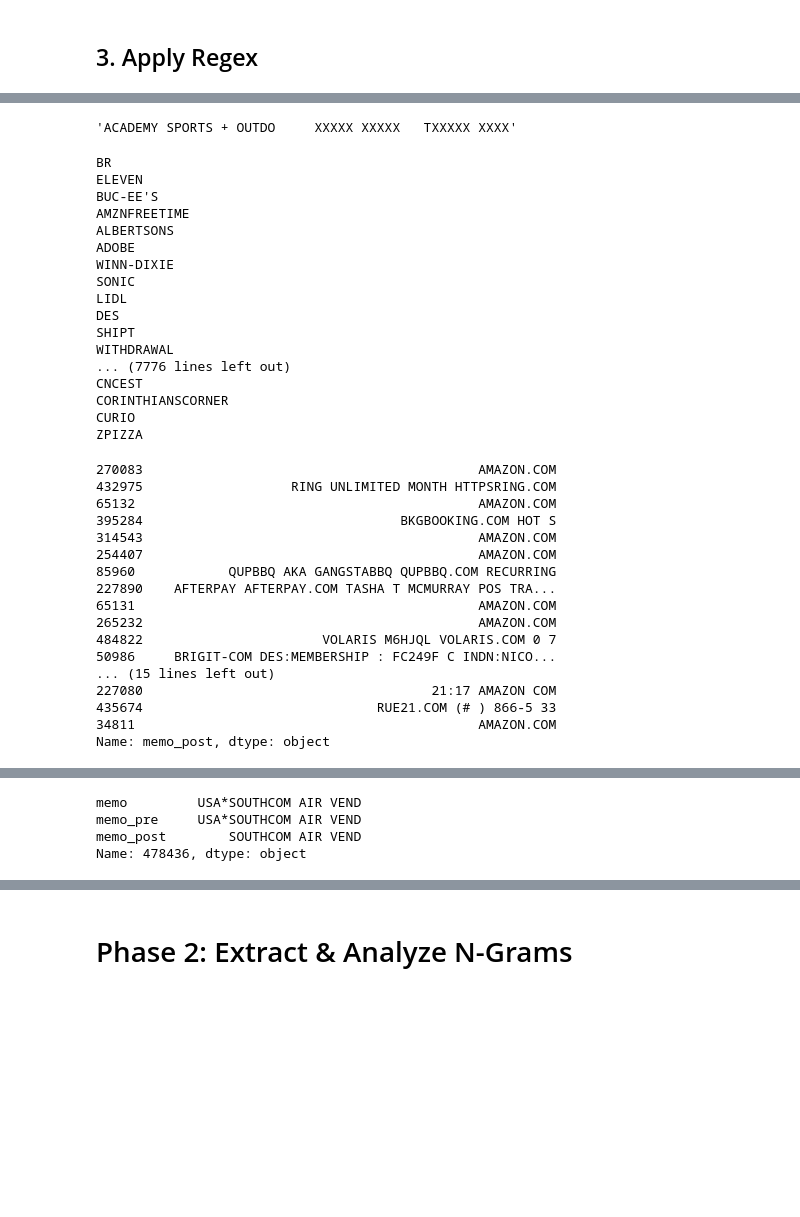
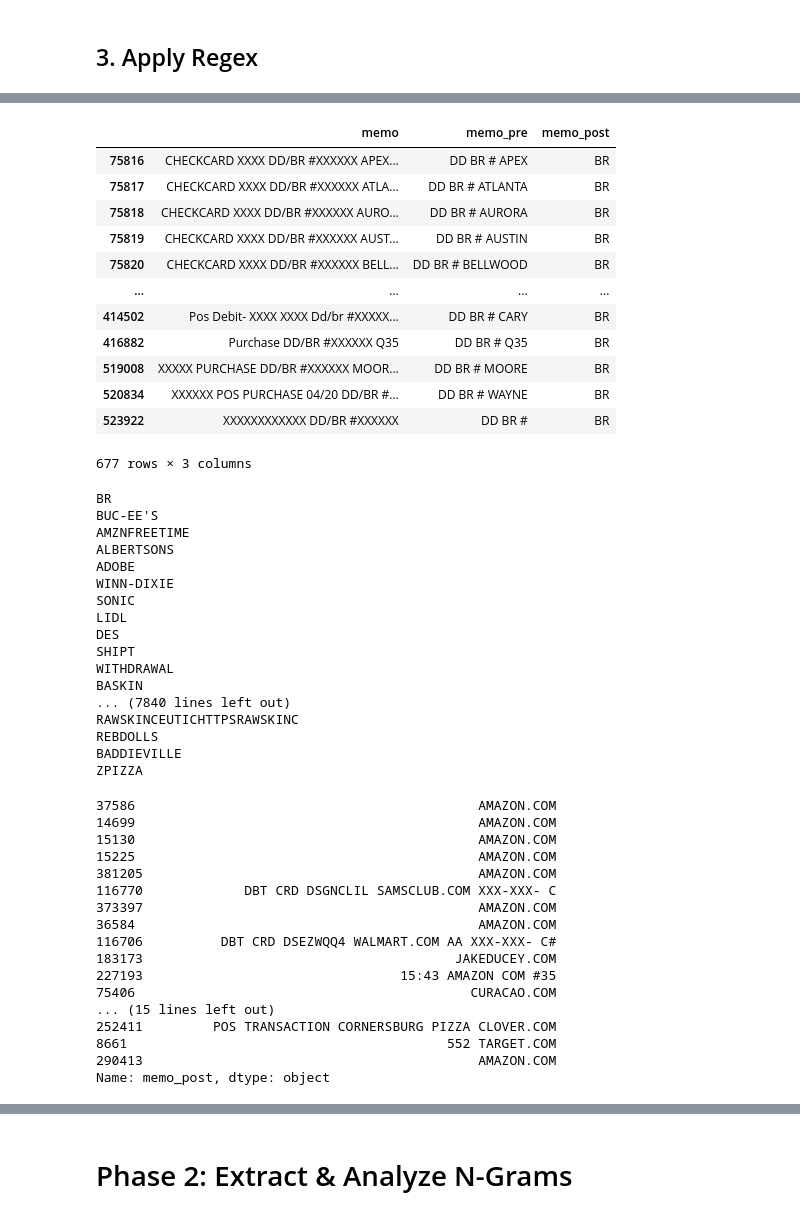
Before and after one commit to kylechoi101/DSC180A-Q1, a Jupyter notebook: Week 2/Haris_Saif.ipynb, the cells around one changed output, grey strips where cells are left out. Cells and saved outputs as stored; diff of their text form; code cells hidden in the pictures; blank space fills up the shorter version.

```diff
--- a/Week 2/Haris_Saif.ipynb
+++ b/Week 2/Haris_Saif.ipynb
@@ -151,9 +151,6 @@ REGEX_PRE = [
     # === 10) Final Tidy (Punctuation) ===
     (r"[|%_=;\\/]+", " "), # Remove misc separators
     (r"[-]{2,}", " "), # Collapse multiple hyphens
-
-    # NEW RULE: Remove leading numeric IDs (e.g., "232005 - ")
-    (r"^\d+\s*-\s*", " "),
 ]
 # %%
 REGEX_POST = [
@@ -305,7 +302,3 @@ df.sample(20).sort_values(by='memo_post')
-# %%
-df.loc[8261]['memo']
-# %% [output]
-'ACADEMY SPORTS + OUTDO     XXXXX XXXXX   TXXXXX XXXX'
 # %%
 merchants_clean = ['AMAZON', 'AFTERPAY', 'ARBYS', 'ALDI', 'AUDIBLE', 'DOLLARTREE', 'LOWES', 'KROGER', 'DUNKIN', 'HP', 'PUBLIX', 'FRYS', 'SAFEWAY', 'DOORDASH', 'GOOGLE', 'WALMART', 'TARGET', 'CHICK-FIL-A', 'SAMSCLUB', 'MICROSOFT',
              'UBER', 'ULTA', 'H-E-B', 'VONS', 'CMSVEND', 'INSTACART', 'LYFT', 'TJMAXX', 'PETSMART', 'THORNTONS', 'PAYPAL', 'MAVERIK', 'WENDYS', 'MARSHALLS', 'ALLSUPS', 'SUNPASS', 'QVC', 'PRIZEPICKS']
@@ -319,13 +312,28 @@ merchant_cats = ['', 'OVERDRAFT']
 multiples = [['AMAZON', 'AMAZON.COM'], ['LOWES', "LOWE'S"]]
 
 merchants = merchants_clean + merchants_punc + merchants_sites + merchant_cats
+# %%
+df[df['memo_post'] == 'BR']#iloc[0]['memo']
+# %% [output]
+|  | memo | memo_pre | memo_post |
+| 75816 | CHECKCARD XXXX DD/BR #XXXXXX APEX... | DD BR # APEX | BR |
+| 75817 | CHECKCARD XXXX DD/BR #XXXXXX ATLA... | DD BR # ATLANTA | BR |
+| 75818 | CHECKCARD XXXX DD/BR #XXXXXX AURO... | DD BR # AURORA | BR |
+| 75819 | CHECKCARD XXXX DD/BR #XXXXXX AUST... | DD BR # AUSTIN | BR |
+| 75820 | CHECKCARD XXXX DD/BR #XXXXXX BELL... | DD BR # BELLWOOD | BR |
+| ... | ... | ... | ... |
+| 414502 | Pos Debit- XXXX XXXX Dd/br #XXXXX... | DD BR # CARY | BR |
+| 416882 | Purchase DD/BR #XXXXXX Q35 | DD BR # Q35 | BR |
+| 519008 | XXXXX PURCHASE DD/BR #XXXXXX MOOR... | DD BR # MOORE | BR |
+| 520834 | XXXXXX POS PURCHASE 04/20 DD/BR #... | DD BR # WAYNE | BR |
+| 523922 | XXXXXXXXXXXX DD/BR #XXXXXX | DD BR # | BR |
+677 rows × 3 columns
 # %%
 for memo in df[df['memo_post'].str.split().str.len() == 1]['memo_post'].value_counts().sort_values(ascending=False).index:
     if memo not in merchants:
         print(memo)
 # %% [output]
 BR
-ELEVEN
 BUC-EE'S
 AMZNFREETIME
 ALBERTSONS
@@ -336,30 +344,31 @@ LIDL
 DES
 SHIPT
 WITHDRAWAL
-... (7776 lines left out)
-CNCEST
-CORINTHIANSCORNER
-CURIO
+BASKIN
+... (7840 lines left out)
+RAWSKINCEUTICHTTPSRAWSKINC
+REBDOLLS
+BADDIEVILLE
 ZPIZZA
 # %%
 df[(df['memo_post'].str.contains('COM')) | (df['memo_post'].str.contains('WWW')) | (df['memo_post'].str.contains('HTTP'))].sample(30)['memo_post']#.iloc[0]['memo']
 # %% [output]
-270083                                           AMAZON.COM
-432975                   RING UNLIMITED MONTH HTTPSRING.COM
-65132                                            AMAZON.COM
-395284                                 BKGBOOKING.COM HOT S
-314543                                           AMAZON.COM
-254407                                           AMAZON.COM
-85960            QUPBBQ AKA GANGSTABBQ QUPBBQ.COM RECURRING
-227890    AFTERPAY AFTERPAY.COM TASHA T MCMURRAY POS TRA...
-65131                                            AMAZON.COM
-265232                                           AMAZON.COM
-484822                       VOLARIS M6HJQL VOLARIS.COM 0 7
-50986     BRIGIT-COM DES:MEMBERSHIP : FC249F C INDN:NICO...
+37586                                            AMAZON.COM
+14699                                            AMAZON.COM
+15130                                            AMAZON.COM
+15225                                            AMAZON.COM
+381205                                           AMAZON.COM
+116770             DBT CRD DSGNCLIL SAMSCLUB.COM XXX-XXX- C
+373397                                           AMAZON.COM
+36584                                            AMAZON.COM
+116706          DBT CRD DSEZWQQ4 WALMART.COM AA XXX-XXX- C#
+183173                                        JAKEDUCEY.COM
+227193                                 15:43 AMAZON COM #35
+75406                                           CURACAO.COM
 ... (15 lines left out)
-227080                                     21:17 AMAZON COM
-435674                              RUE21.COM (# ) 866-5 33
-34811                                            AMAZON.COM
+252411         POS TRANSACTION CORNERSBURG PIZZA CLOVER.COM
+8661                                         552 TARGET.COM
+290413                                           AMAZON.COM
 Name: memo_post, dtype: object
 # %%
 df[(df['memo_post'].str.contains('APPLE')) & (df['memo_post'].str.contains('COM'))]
@@ -377,13 +386,6 @@ df[(df['memo_post'].str.contains('APPLE')) & (df['memo_post'].str.contains('COM'
 | 526994 | debit card APPLE.COM/BILL ONE APP... | APPLE.COM BILL ONE APPLE PARK C 2 4 | APPLE.COM BILL ONE APPLE PARK C 2 4 |
 | 527313 | debit card PP*APPLE.COM/BI XXXX E... | PP*APPLE.COM BI EASTPORT PARKWAY 1 4 | APPLE.COM BI EASTPORT PARKWAY 1 4 |
 6210 rows × 3 columns
-# %%
-df.loc[478436]
-# %% [output]
-memo         USA*SOUTHCOM AIR VEND
-memo_pre     USA*SOUTHCOM AIR VEND
-memo_post        SOUTHCOM AIR VEND
-Name: 478436, dtype: object
 # %%
 regex_pattern = r"^[A-Z0-9\.]+\s*\*\s*[A-Z\s0-9'.-]+"
 
```
Also changed, not shown: parts of 8 cells of this notebook.
